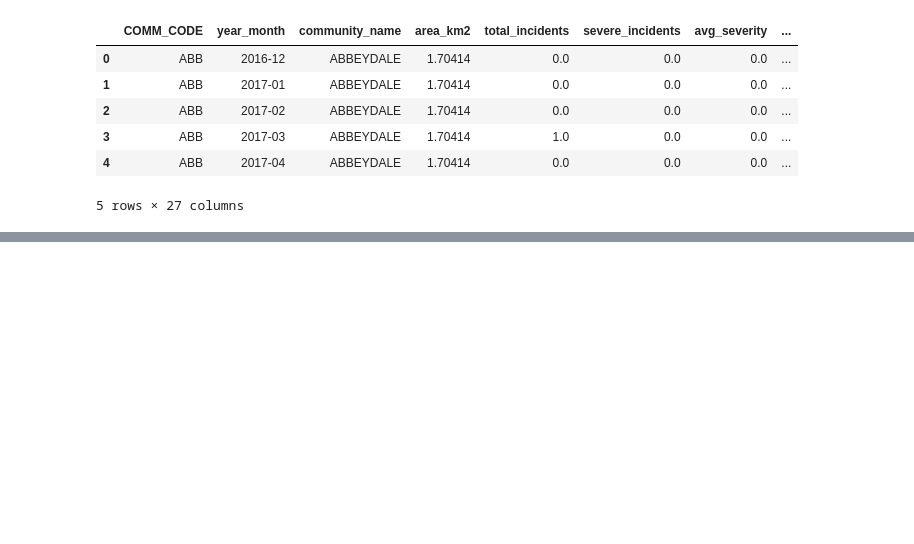
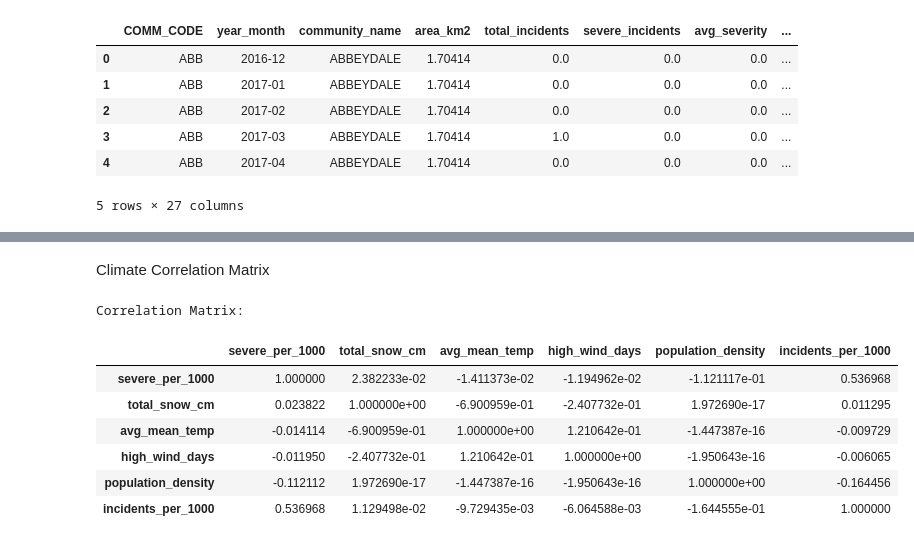
Before and after one commit to smomin1/Calgary-Traffic-Risk-Forecaster, a Jupyter notebook: Calgary_Traffic_Risk_Forecaster.ipynb, the cells around one changed output, grey strips where cells are left out. Saved outputs shown, nothing was run; the diff lists cells and outputs as text; code cells hidden in the pictures; blank space fills up the shorter version.

```diff
--- a/Calgary_Traffic_Risk_Forecaster.ipynb
+++ b/Calgary_Traffic_Risk_Forecaster.ipynb
@@ -328,0 +520,25 @@ feature table complete.
+# %% [markdown]
+Climate Correlation Matrix
+# %%
+corr_cols = [
+    "severe_per_1000",
+    "total_snow_cm",
+    "avg_mean_temp",
+    "high_wind_days",
+    "population_density",
+    "incidents_per_1000"
+]
+
+correlation_matrix = panel_df[corr_cols].corr()
+
+print("Correlation Matrix:")
+display(correlation_matrix)
+# %% [output]
+Correlation Matrix:
+|  | severe_per_1000 | total_snow_cm | avg_mean_temp | high_wind_days | population_density | incidents_per_1000 |
+| severe_per_1000 | 1.000000 | 2.382233e-02 | -1.411373e-02 | -1.194962e-02 | -1.121117e-01 | 0.536968 |
+| total_snow_cm | 0.023822 | 1.000000e+00 | -6.900959e-01 | -2.407732e-01 | 1.972690e-17 | 0.011295 |
+| avg_mean_temp | -0.014114 | -6.900959e-01 | 1.000000e+00 | 1.210642e-01 | -1.447387e-16 | -0.009729 |
+| high_wind_days | -0.011950 | -2.407732e-01 | 1.210642e-01 | 1.000000e+00 | -1.950643e-16 | -0.006065 |
+| population_density | -0.112112 | 1.972690e-17 | -1.447387e-16 | -1.950643e-16 | 1.000000e+00 | -0.164456 |
+| incidents_per_1000 | 0.536968 | 1.129498e-02 | -9.729435e-03 | -6.064588e-03 | -1.644555e-01 | 1.000000 |
```
Also changed, not shown: parts of 19 cells of this notebook.
